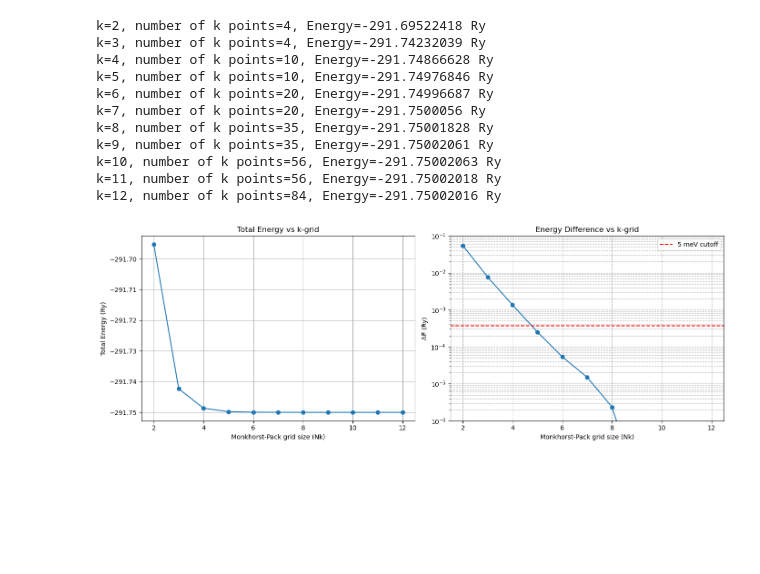
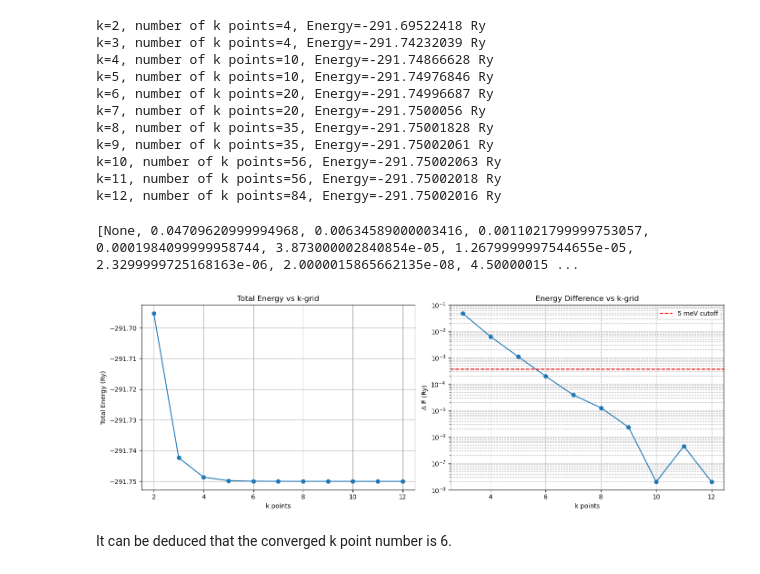
Before and after one commit to chemerzhc/Cornell-MSE5720-Assignment, a Jupyter notebook: HW1/HW1.ipynb, the cells around one changed output. Cells and saved outputs as stored; diff of their text form; code cells hidden in the pictures; blank space fills up the shorter version.

```diff
--- a/HW1/HW1.ipynb
+++ b/HW1/HW1.ipynb
@@ -74,24 +75,29 @@ Cutoff 80: Energy = -291.69726827 Ry
 Cutoff 90: Energy = -291.6978959 Ry
 Cutoff 100: Energy = -291.69824766 Ry
 # %%
-min_energy = min([e for e in energies if e is not None])
-delta_energies = [e - min_energy for e in energies]
-
+delta_energies = []
+for i in range(len(energies)):
+    if i == 0 or energies[i] is None or energies[i-1] is None:
+        delta_energies.append(None)
+    else:
+        delta_energies.append(abs(energies[i] - energies[i-1]))
+print("cutoffs:", len(cutoffs), cutoffs)
+print("energies:", len(energies), energies)
 fig, axes = plt.subplots(1, 2, figsize=(14,5))
 
 axes[0].plot(cutoffs, energies, marker='o')
-axes[0].set_xlabel("Plane wave cutoff energy (Ry)")
+axes[0].set_xlabel("Planewave cutoff energy (Ry)")
 axes[0].set_ylabel("Total Energy (Ry)")
 axes[0].set_title("Total Energy vs Plane Wave Cutoff")
 axes[0].grid(True)
 
 axes[1].plot(cutoffs, delta_energies, marker='o')
 axes[1].axhline(5e-3/13.6, color='r', linestyle='--', label="5 meV cutoff")  # Ry to meV by 13.6
-axes[1].set_xlabel("Plane wave cutoff energy (Ry)")
+axes[1].set_xlabel("Planewave cutoff energy (Ry)")
 axes[1].set_ylabel("ΔE (Ry)")
 axes[1].set_title("Energy Difference vs Plane Wave Cutoff")
 axes[1].set_yscale('log')
-axes[1].set_ylim(1e-5, 1e-1)
+axes[1].set_ylim(1e-5, 1)
 axes[1].grid(True, which='both', ls='--')
 axes[1].legend()
 
@@ -158,28 +165,35 @@ k=10, number of k points=56, Energy=-291.75002063 Ry
 k=11, number of k points=56, Energy=-291.75002018 Ry
 k=12, number of k points=84, Energy=-291.75002016 Ry
 # %%
-min_energy = min([e for e in energies if e is not None])
-delta_energies = [e - min_energy if e is not None else None for e in energies]
-
+delta_energies = []
+for i in range(len(energies)):
+    if i == 0 or energies[i] is None or energies[i-1] is None:
+        delta_energies.append(None)
+    else:
+        delta_energies.append(abs(energies[i] - energies[i-1]))
+print(delta_energies)
 fig, axes = plt.subplots(1, 2, figsize=(14,5))
 
 axes[0].plot(ks, energies, marker='o')
-axes[0].set_xlabel("Monkhorst-Pack grid size (Nk)")
+axes[0].set_xlabel("k points")
 axes[0].set_ylabel("Total Energy (Ry)")
 axes[0].set_title("Total Energy vs k-grid")
 axes[0].grid(True)
 
 axes[1].plot(ks, delta_energies, marker='o')
 axes[1].axhline(5e-3/13.6, color='r', linestyle='--', label="5 meV cutoff")
-axes[1].set_xlabel("Monkhorst-Pack grid size (Nk)")
-axes[1].set_ylabel("ΔE (Ry)")
+axes[1].set_xlabel("k points")
+axes[1].set_ylabel("Δ E (Ry)")
 axes[1].set_title("Energy Difference vs k-grid")
 axes[1].set_yscale('log')
-axes[1].set_ylim(1e-6, 1e-1)
+axes[1].set_ylim(1e-8, 1e-1)
 axes[1].grid(True, which='both', ls='--')
 axes[1].legend()
 
 plt.tight_layout()
 plt.show()
 # %% [output]
+[None, 0.04709620999994968, 0.00634589000003416, 0.0011021799999753057, 0.0001984099999958744, 3.873000002840854e-05, 1.2679999997544655e-05, 2.3299999725168163e-06, 2.0000015865662135e-08, 4.50000015 ...
-[figure, old version]
+[figure, new version]
+# %% [markdown]
+It can be deduced that the converged k point number is 6.
```
Also changed, not shown: parts of 12 cells of this notebook.
